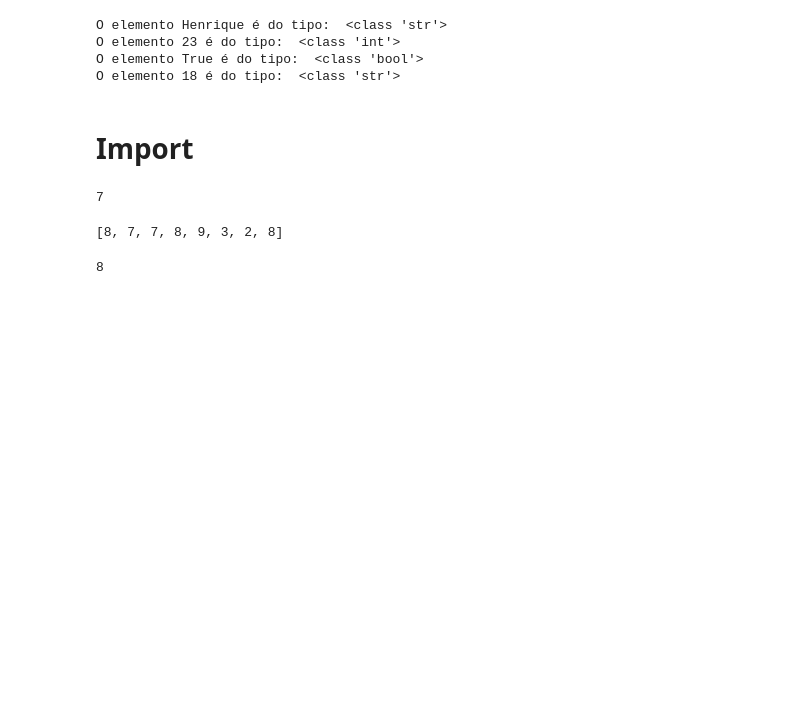
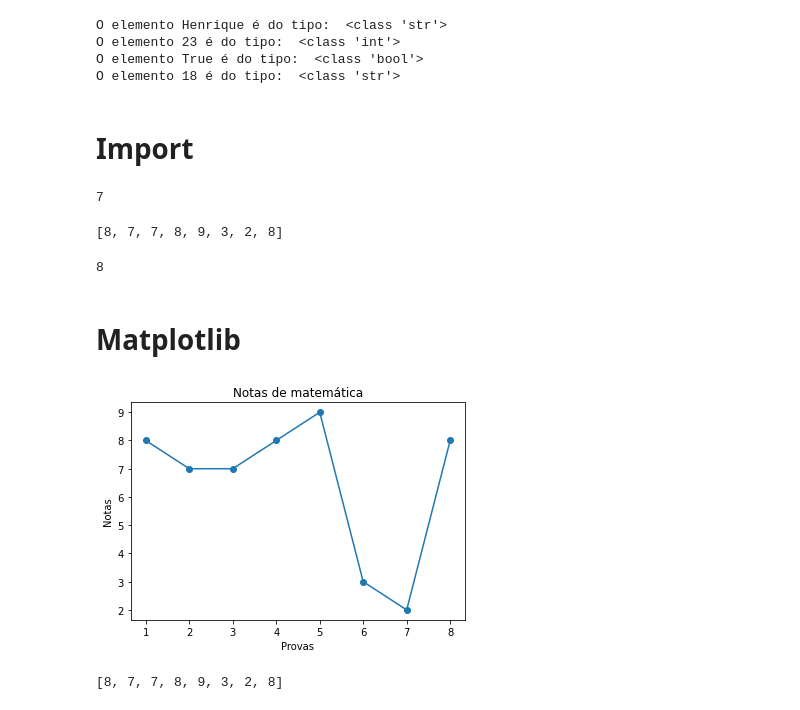
Before and after one commit to Henriquemcc/Python_para_Data_Science, a Jupyter notebook: Lógica de programação.ipynb, the cells around one changed output. Cells and saved outputs as stored; diff of their text form; code cells hidden in the pictures; blank space fills up the shorter version.

```diff
--- a/Lógica de programação.ipynb
+++ b/Lógica de programação.ipynb
@@ -245,3 +245,5 @@ notas_matematica
 len(notas_matematica)
 # %% [output]
 8
+# %% [markdown]
+# Matplotlib
@@ -247,0 +252,14 @@ len(notas_matematica)
+# %%
+x = list(range(1,9))
+y = notas_matematica
+plt.plot(x, y, marker='o')
+plt.title('Notas de matemática')
+plt.xlabel('Provas')
+plt.ylabel('Notas')
+plt.show()
+# %% [output]
+[figure, added]
+# %%
+notas_matematica
+# %% [output]
+[8, 7, 7, 8, 9, 3, 2, 8]
```
Also changed, not shown: parts of 1 cell of this notebook.
